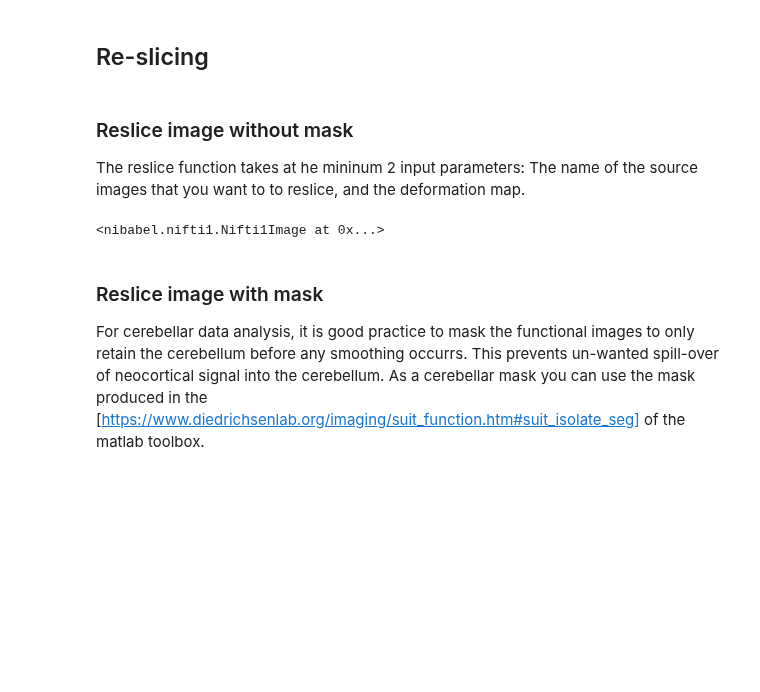
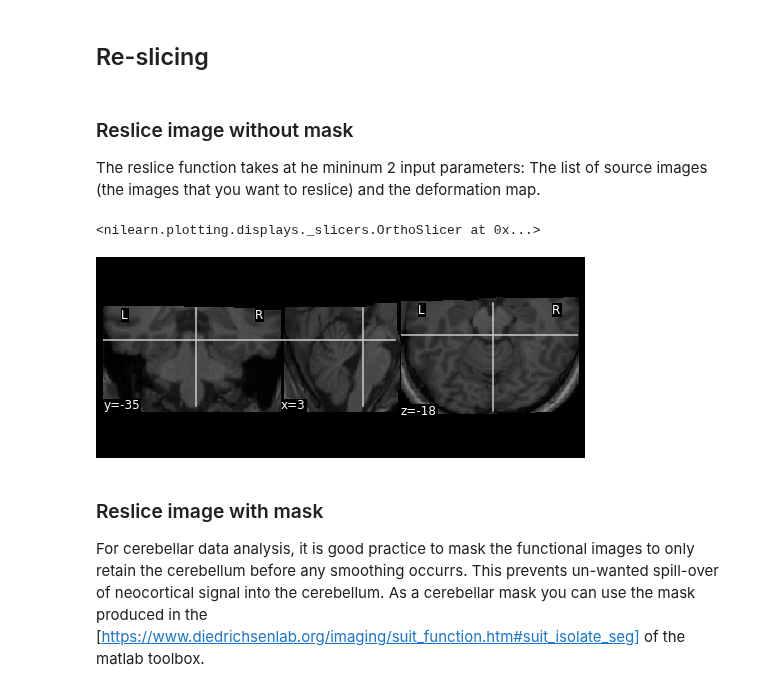
Before and after one commit to DiedrichsenLab/SUITPy, a Jupyter notebook: docs/source/notebooks/reslice_example.ipynb, the cells around one changed output. Drawn from its saved outputs; the diff is of its cells as text; code cells hidden in the pictures; blank space fills up the shorter version.

```diff
--- a/docs/source/notebooks/reslice_example.ipynb
+++ b/docs/source/notebooks/reslice_example.ipynb
@@ -6,11 +6,12 @@ from nilearn import plotting
 import SUITPy.reslice as reslice
 # %% [markdown]
 ### Reslice image without mask
-The reslice function takes at he mininum 2 input parameters: The name of the source images that you want to to reslice, and the deformation map.
+The reslice function takes at he mininum 2 input parameters: The list of source images (the images that you want to reslice) and the deformation map.
 # %%
-output = reslice.reslice_image(source_image = 'anatomical_sess-01.nii',
+output_list = reslice.reslice_image(source_image = 'anatomical_sess-01.nii',
                                     deformation = 'y_suitdef.nii')
 # %%
-output
+plotting.plot_anat(output_list)
 # %% [output]
-<nibabel.nifti1.Nifti1Image at 0x...>
+<nilearn.plotting.displays._slicers.OrthoSlicer at 0x...>
+[figure, added]
```
Also changed, not shown: parts of 7 cells of this notebook.
